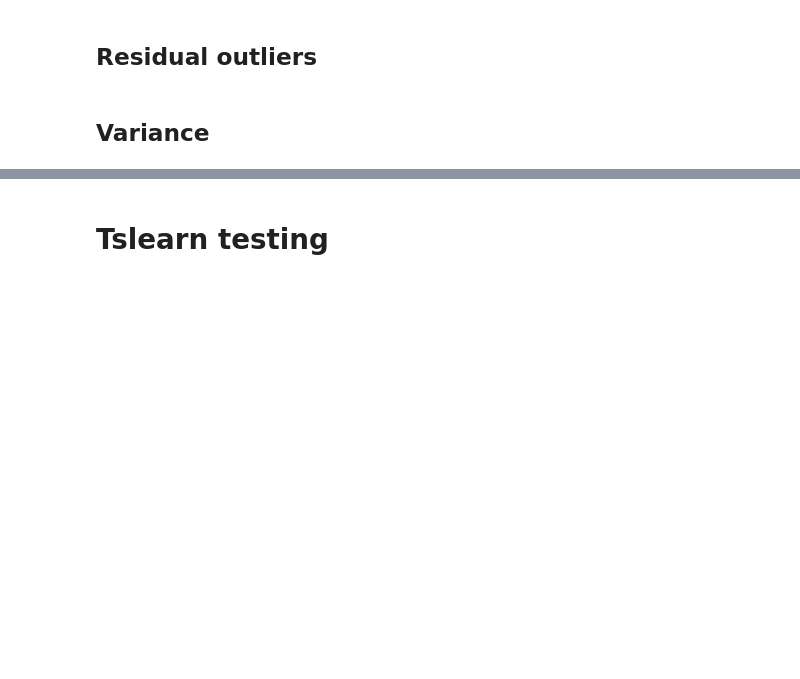
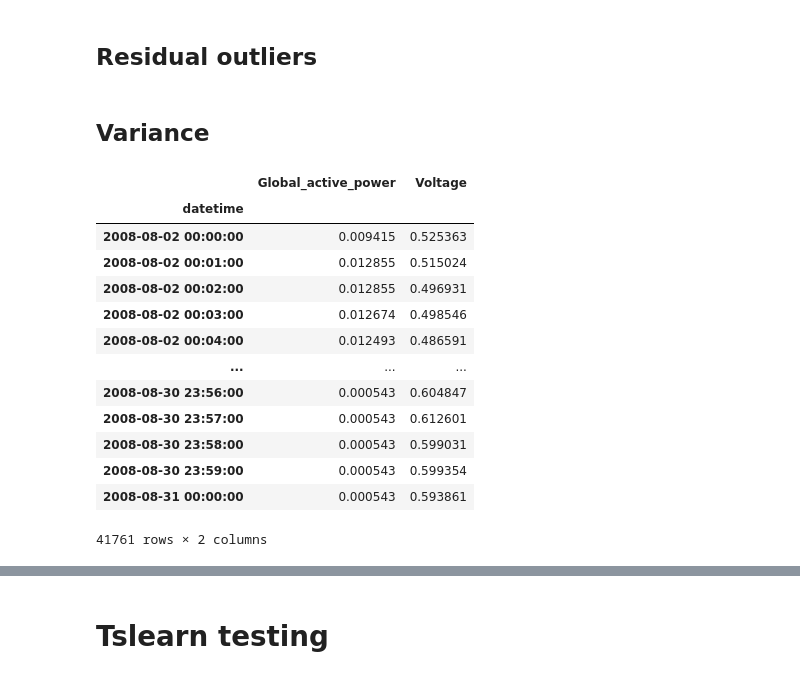
Before and after one commit to Stashq/TS-Forecasting, a Jupyter notebook: notebooks/ts-forecasting.ipynb, the cells around one changed output, grey strips where cells are left out. Cells and saved outputs as stored; diff of their text form; code cells hidden in the pictures; blank space fills up the shorter version.

```diff
--- a/notebooks/ts-forecasting.ipynb
+++ b/notebooks/ts-forecasting.ipynb
@@ -126,7 +126,7 @@ exp = Experimentator(
     early_stopping_params=es_p
 )
 
-exp.run_experiments(experiments_path="../saved_experiments", safe=False)
+# exp.run_experiments(experiments_path="../saved_experiments", safe=False)
 
-# exp = load_experimentator(
-#     "../saved_experiments/2021-12-11_16:34:50.pkl")
+exp = load_experimentator(
+    "../saved_experiments/2021-12-16_17:19:21.pkl")
@@ -256,6 +215,23 @@ plot_interact_filtering(
 # %%
 tmp = get_variance_filter(
     df["Global_active_power"], window_size=5000, log_variance_limits=(-4.6, -2))
+# %%
+df.loc["2008-08-02 00:00:00":"2008-08-31 00:00:00"]
+# %% [output]
+|  | Global_active_power | Voltage |
+| datetime |  |  |
+| 2008-08-02 00:00:00 | 0.009415 | 0.525363 |
+| 2008-08-02 00:01:00 | 0.012855 | 0.515024 |
+| 2008-08-02 00:02:00 | 0.012855 | 0.496931 |
+| 2008-08-02 00:03:00 | 0.012674 | 0.498546 |
+| 2008-08-02 00:04:00 | 0.012493 | 0.486591 |
+| ... | ... | ... |
+| 2008-08-30 23:56:00 | 0.000543 | 0.604847 |
+| 2008-08-30 23:57:00 | 0.000543 | 0.612601 |
+| 2008-08-30 23:58:00 | 0.000543 | 0.599031 |
+| 2008-08-30 23:59:00 | 0.000543 | 0.599354 |
+| 2008-08-31 00:00:00 | 0.000543 | 0.593861 |
+41761 rows × 2 columns
 # %%
 tmp = df["Global_active_power"].rolling(window=window_size, center=True).var()
 
```
Also changed, not shown: parts of 5 cells of this notebook, 2 other files.
